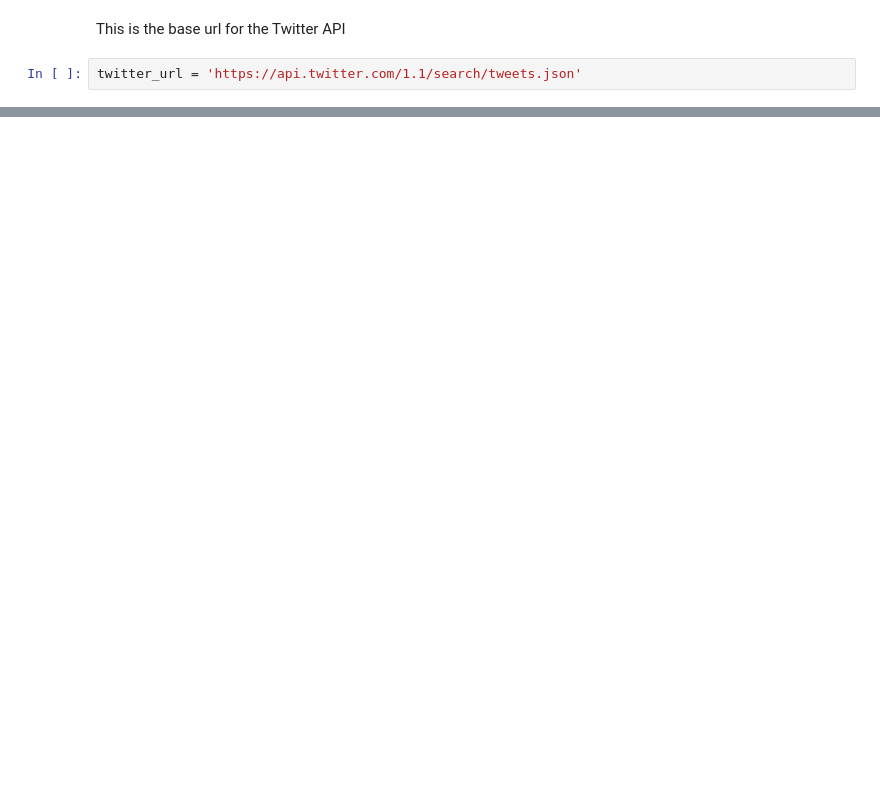
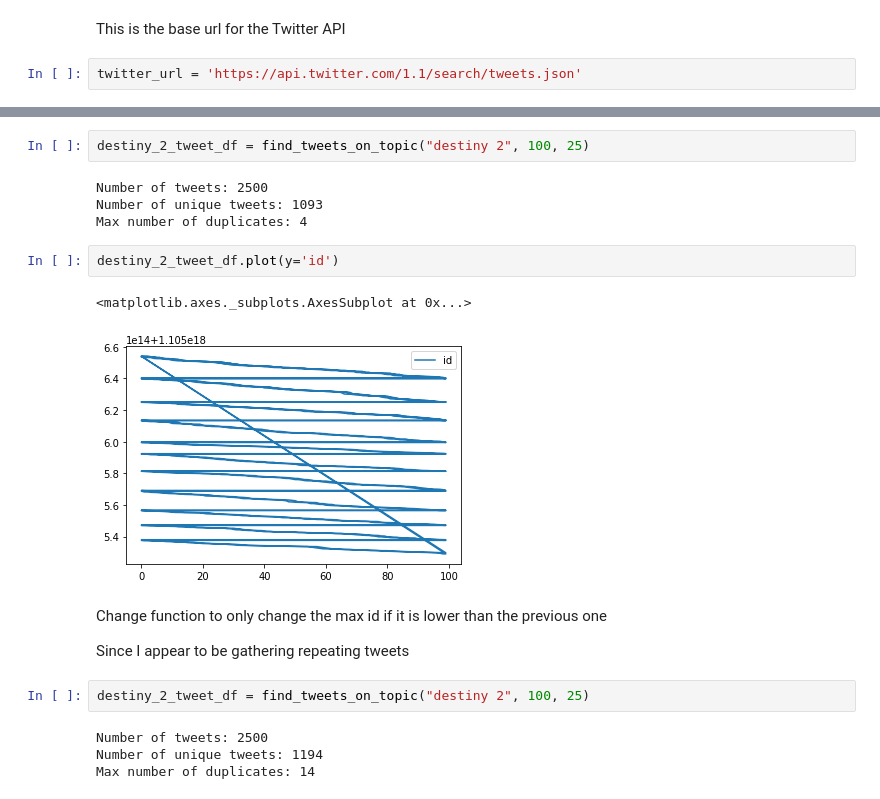
Before and after one commit to salvis2/SpringboardAlvis, a Jupyter notebook: capstone_project_2/twitter_api_data_wrangling.ipynb, the cells around one changed output, grey strips where cells are left out. Saved outputs shown, nothing was run; the diff lists cells and outputs as text; blank space fills up the shorter version.

```diff
--- a/capstone_project_2/twitter_api_data_wrangling.ipynb
+++ b/capstone_project_2/twitter_api_data_wrangling.ipynb
@@ -48,0 +379,21 @@ tweets.json()
+# %%
+destiny_2_tweet_df = find_tweets_on_topic("destiny 2", 100, 25)
+# %% [output]
+Number of tweets: 2500
+Number of unique tweets: 1093
+Max number of duplicates: 4
+# %%
+destiny_2_tweet_df.plot(y='id')
+# %% [output]
+<matplotlib.axes._subplots.AxesSubplot at 0x...>
+[figure, added]
+# %% [markdown]
+Change function to only change the max id if it is lower than the previous one
+
+Since I appear to be gathering repeating tweets
+# %%
+destiny_2_tweet_df = find_tweets_on_topic("destiny 2", 100, 25)
+# %% [output]
+Number of tweets: 2500
+Number of unique tweets: 1194
+Max number of duplicates: 14
```
Also changed, not shown: parts of 88 cells of this notebook, 4 other files.
